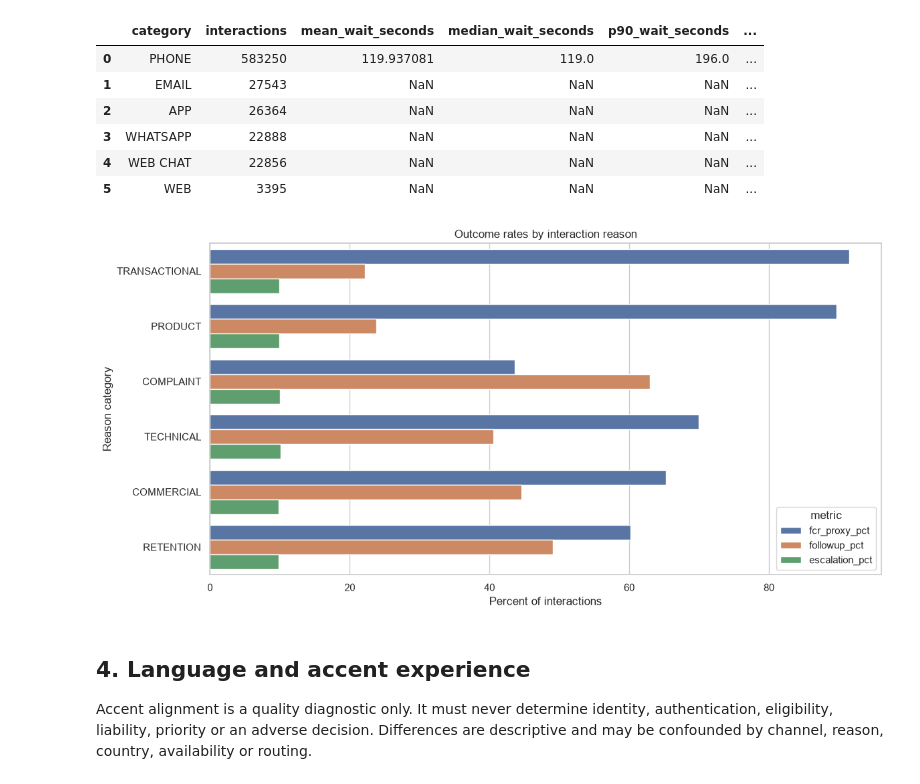
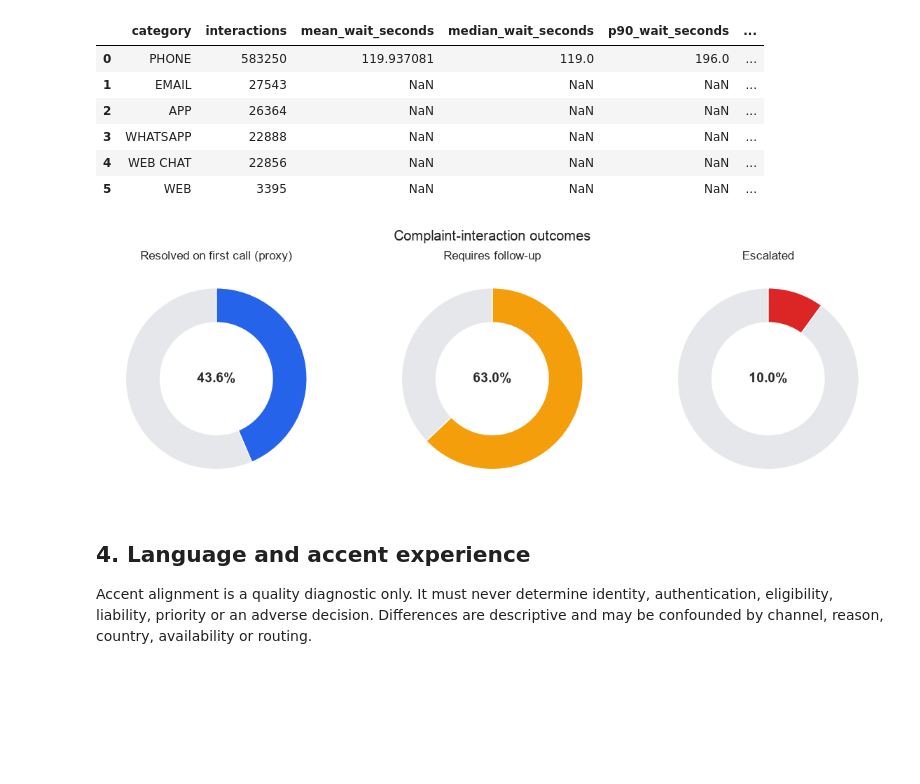
Before and after one commit to dispute-factored-hackathon/dispute-factored-hackathon, a Jupyter notebook: visa-dispute-hackathon/notebooks/latam_service_analytics.ipynb, the cells around one changed output. Cells and saved outputs as stored; diff of their text form; code cells hidden in the pictures; blank space fills up the shorter version.

Commit message:
fix: use donut charts for percentage analytics

```diff
--- a/visa-dispute-hackathon/notebooks/latam_service_analytics.ipynb
+++ b/visa-dispute-hackathon/notebooks/latam_service_analytics.ipynb
@@ -195,21 +195,34 @@ display(call_channels)
 | 4 | WEB CHAT | 22856 | NaN | NaN | NaN | ... |
 | 5 | WEB | 3395 | NaN | NaN | NaN | ... |
 # %%
-plot_frame = call_outcomes.melt(
-    id_vars=["category", "interactions"],
-    value_vars=["fcr_proxy_pct", "followup_pct", "escalation_pct"],
-    var_name="metric",
-    value_name="percent",
-)
-plt.figure(figsize=(12, 6))
-sns.barplot(plot_frame, x="percent", y="category", hue="metric")
-plt.title("Outcome rates by interaction reason")
-plt.xlabel("Percent of interactions")
-plt.ylabel("Reason category")
+def draw_binary_donut(ax, label, value, color="#2563EB"):
+    value = min(max(float(value), 0.0), 100.0)
+    ax.pie(
+        [value, 100.0 - value],
+        colors=[color, "#E5E7EB"],
+        startangle=90,
+        counterclock=False,
+        wedgeprops={"width": 0.38, "edgecolor": "white"},
+    )
+    ax.text(0, 0, f"{value:.1f}%", ha="center", va="center", fontsize=14, weight="bold")
+    ax.set_title(label)
+
+complaint_cohort = call_outcomes.loc[call_outcomes["category"] == "COMPLAINT"].iloc[0]
+fig, axes = plt.subplots(1, 3, figsize=(12, 4))
+for ax, (label, column, color) in zip(
+    axes,
+    [
+        ("Resolved on first call (proxy)", "fcr_proxy_pct", "#2563EB"),
+        ("Requires follow-up", "followup_pct", "#F59E0B"),
+        ("Escalated", "escalation_pct", "#DC2626"),
+    ],
+):
+    draw_binary_donut(ax, label, complaint_cohort[column], color)
+fig.suptitle("Complaint-interaction outcomes")
 plt.tight_layout()
 plt.show()
 # %% [output]
-[figure, old version]
+[figure, new version]
 # %% [markdown]
 ## 4. Language and accent experience
 
```
Also changed, not shown: parts of 3 cells of this notebook, 2 other files.
